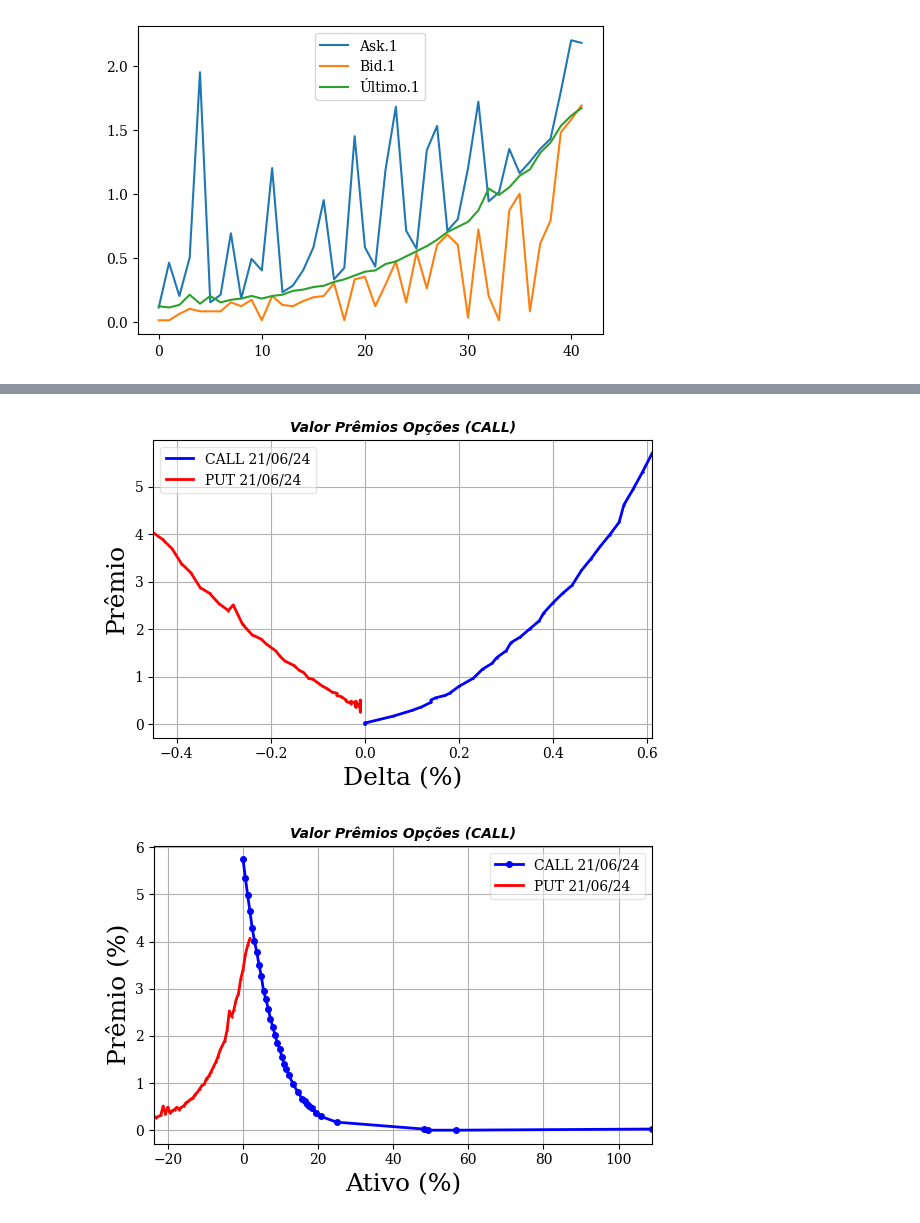
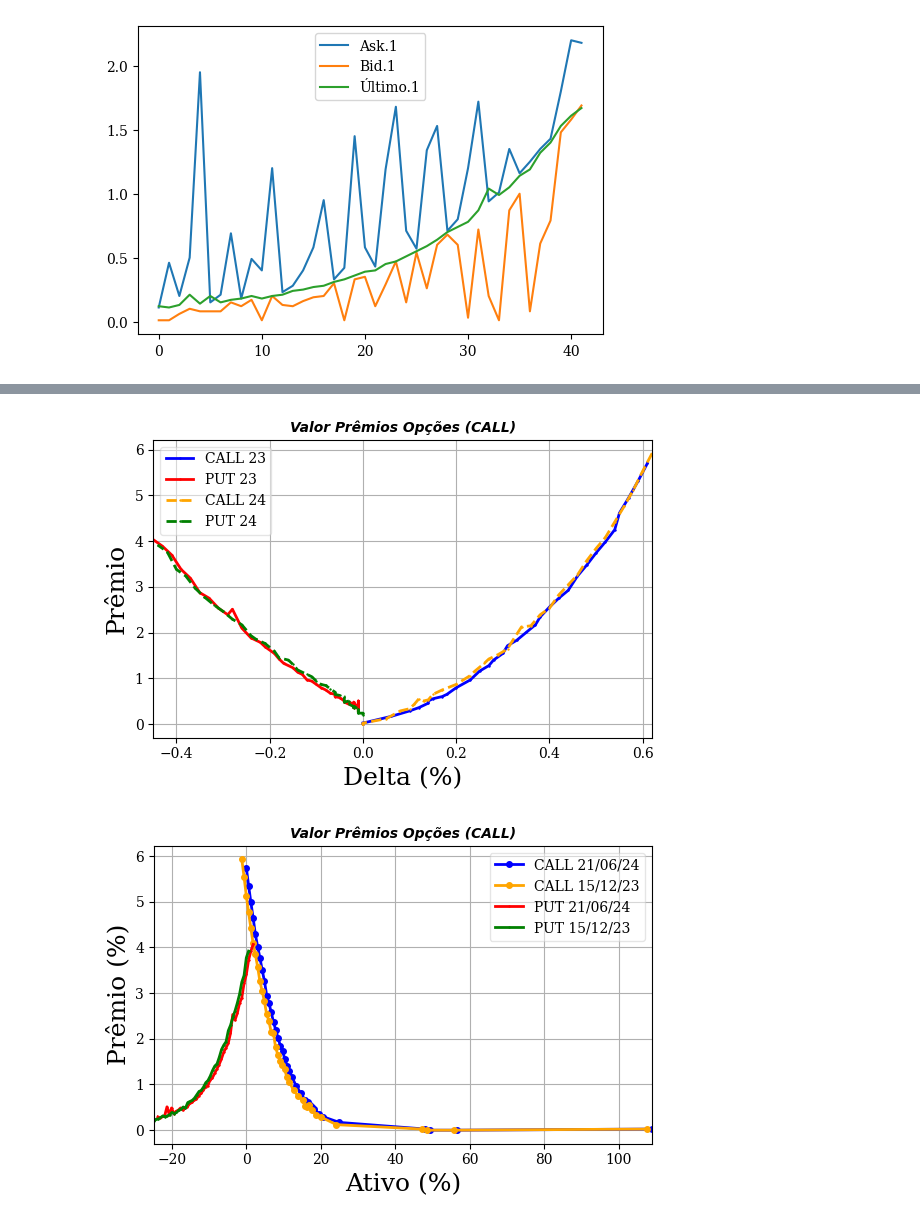
Before and after one commit to facklen/python_para_investimentos, a Jupyter notebook: Avaliação_Opções 24_04_24.ipynb, the cells around one changed output, grey strips where cells are left out. Drawn from its saved outputs; the diff is of its cells as text; code cells hidden in the pictures.

```diff
--- a/Avaliação_Opções 24_04_24.ipynb
+++ b/Avaliação_Opções 24_04_24.ipynb
@@ -29,5 +22,5 @@ Opções.head(5)
 | 4 | 8.55 | 0.208130 | 9.50 | 63,10k | 0.99 | 8.92 | 0.2060 | 0.0 | 0.0 | 32.58 | ... |
 5 rows × 21 columns
 # %%
-#Opções1 =pd.read_excel("/content/drive/MyDrive/Opções Dados/PETR4_04_12_23_to_15_12.xlsx",)
-#Opções1.head(5)
+Opções1 =pd.read_excel("/content/drive/MyDrive/Opções Dados/PETR4_24_04_24_to_21_06.xlsx",)
+Opções1.head(5)
@@ -39,7 +39,7 @@ Opções.head(5)
 # Bid são os compradores
 # Último valor negociado
 PUTs_OTM = Opções[(Opções['Intrínseco.1']<=0.5)]
-PUTs_OTM1 = Opções[(Opções['Intrínseco.1']<=0)]
+PUTs_OTM1 = Opções1[(Opções1['Intrínseco.1']<=0.5)]
 #PUTs_OTM2 = Opções2[(Opções2['Intrínseco.1']<=0.5)]
 PUTs_OTM[['Ask.1','Bid.1','Último.1']].plot(figsize = (6,4));
 # %% [output]
@@ -70,7 +71,7 @@ plt.show()
 # %%
 # A mesma análise para as Calls
 CALLs_OTM = Opções[(Opções['Intrínseco']<=0.5)]
-CALLs_OTM1 = Opções[(Opções['Intrínseco']<=0)]
+CALLs_OTM1 = Opções1[(Opções1['Intrínseco']<=0.5)]
 # %%
 # A mesma análise para as Calls
 #Visualizar o gráfico
@@ -86,35 +87,35 @@ plt.tight_layout()
 plt.margins(x=0, y=0.05)
 #plt.plot(CALLs_OTM['Delta'],CALLs_OTM['Ask']*100/Ativo,  label='Vendedor', color='blue',linestyle='dashed', linewidth=2)
 #plt.plot(CALLs_OTM['Delta'],CALLs_OTM['Bid']*100/Ativo,  label='Comprador', color='red', linestyle='dashed', linewidth=2)
-plt.plot(CALLs_OTM['Delta'],CALLs_OTM['Último']*100/Ativo,  label='CALL 21/06/24', color='blue', marker='+', linewidth=2, markersize=2)
-plt.plot(PUTs_OTM['Delta.1'],PUTs_OTM['Último.1']*100/Ativo,  label='PUT 21/06/24', color='red', marker='+', linewidth=2, markersize=2)
-#plt.plot(CALLs_OTM1['Delta'],CALLs_OTM1['Último']*100/Ativo,  label='CALL 15/12/23', color='orange', marker='+',linestyle='dashed', linewidth=2, markersize=2)
-#plt.plot(PUTs_OTM1['Delta.1'],PUTs_OTM1['Último.1']*100/Ativo,  label='PUT 15/12/23', color='orange', marker='+',linestyle='dashed', linewidth=2, markersize=2)
+plt.plot(CALLs_OTM['Delta'],CALLs_OTM['Último']*100/Ativo,  label='CALL 23', color='blue', marker='+', linewidth=2, markersize=2)
+plt.plot(PUTs_OTM['Delta.1'],PUTs_OTM['Último.1']*100/Ativo,  label='PUT 23', color='red', marker='+', linewidth=2, markersize=2)
+plt.plot(CALLs_OTM1['Delta'],CALLs_OTM1['Último']*100/Ativo,  label='CALL 24', color='orange', marker='+',linestyle='dashed', linewidth=2, markersize=2)
+plt.plot(PUTs_OTM1['Delta.1'],PUTs_OTM1['Último.1']*100/Ativo,  label='PUT 24', color='green', marker='+',linestyle='dashed', linewidth=2, markersize=2)
 #plt.plot(CALLs_OTM2['Delta'],CALLs_OTM2['Último']*100/Ativo,  label='CALL 15/12/23', color='orange', marker='+',linestyle='dashed', linewidth=2, markersize=2)
 #plt.plot(PUTs_OTM2['Delta.1'],PUTs_OTM2['Último.1']*100/Ativo,  label='PUT 15/12/23', color='orange', marker='+',linestyle='dashed', linewidth=2, markersize=2)
 plt.legend(fontsize=10, frameon=True, framealpha=0.5, facecolor='white')
 plt.grid(True)
 plt.show()
 # %% [output]
-[figure, old version]
+[figure, new version]
 # %%
 # A mesma análise para as Calls em função do preço do ativo
 plt.rcParams['font.family'] = 'serif'
 plt.rcParams['font.serif'] = ['Times New Roman'] + plt.rcParams['font.serif']
 plt.figure(figsize=(6,4))
 plt.title('Valor Prêmios Opções (CALL)', fontsize=10, fontweight='bold', fontstyle='italic', fontfamily='sans-serif')
 plt.xlabel('Ativo (%)',fontsize=18)
 plt.ylabel('Prêmio (%)',fontsize=18)
 plt.tight_layout()
 plt.margins(x=0, y=0.05)
 #plt.plot(CALLs_OTM['Delta'],CALLs_OTM['Ask']*100/Ativo,  label='Vendedor', color='blue',linestyle='dashed', linewidth=2)
 #plt.plot(CALLs_OTM['Delta'],CALLs_OTM['Bid']*100/Ativo,  label='Comprador', color='red', linestyle='dashed', linewidth=2)
 plt.plot(CALLs_OTM['Stk%']*100,CALLs_OTM['U%']*100,  label='CALL 21/06/24', color='blue', marker='o', linewidth=2, markersize=4)
-#plt.plot(CALLs_OTM1['Strike'],CALLs_OTM1['Último']*100/Ativo,  label='CALL 15/12/23', color='orange', marker='o', linewidth=2, markersize=4)
+plt.plot(CALLs_OTM1['stk%']*100,CALLs_OTM1['U24%']*100,  label='CALL 15/12/23', color='orange', marker='o', linewidth=2, markersize=4)
 plt.plot(PUTs_OTM['Stk%']*100,PUTs_OTM['U1%']*100,  label='PUT 21/06/24', color='red', marker='+', linewidth=2, markersize=2)
-#plt.plot(PUTs_OTM1['Strike'],PUTs_OTM1['Último.1']*100/Ativo,  label='PUT 15/12/23', color='orange', marker='+', linewidth=2, markersize=2)
+plt.plot(PUTs_OTM1['stk%']*100,PUTs_OTM1['U124%']*100,  label='PUT 15/12/23', color='green', marker='+', linewidth=2, markersize=2)
 plt.legend(fontsize=10, frameon=True, framealpha=0.5, facecolor='white')
 plt.grid(True)
 plt.show()
 # %% [output]
-[figure, old version]
+[figure, new version]
```
Also changed, not shown: parts of 6 cells of this notebook.
